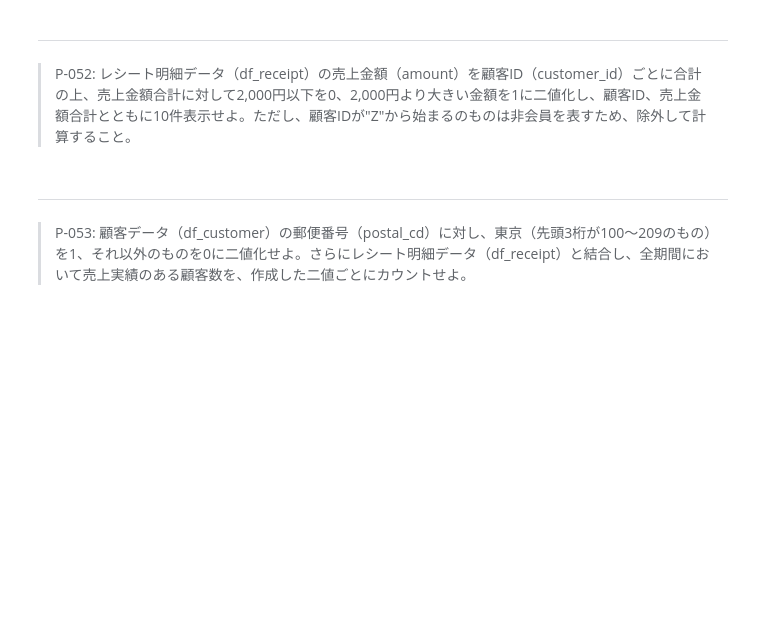
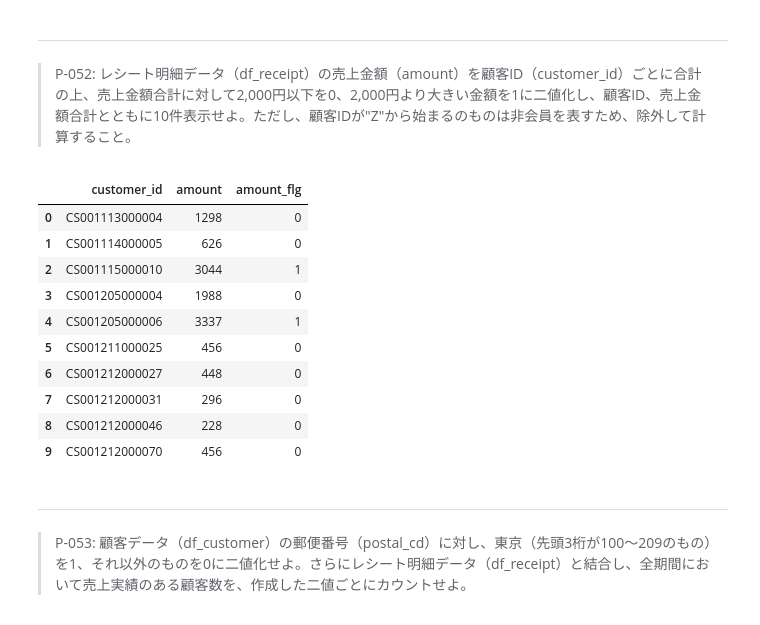
Before and after one commit to kamikami1997/DS100knock, a Jupyter notebook: preprocess_knock_Python_Colab.ipynb, the cells around one changed output. Cells and saved outputs as stored; diff of their text form; code cells hidden in the pictures; blank space fills up the shorter version.

```diff
--- a/preprocess_knock_Python_Colab.ipynb
+++ b/preprocess_knock_Python_Colab.ipynb
@@ -1019,6 +1038,23 @@ pd.concat([
 # %% [markdown]
 ---
 > P-052: レシート明細データ（df_receipt）の売上金額（amount）を顧客ID（customer_id）ごとに合計の上、売上金額合計に対して2,000円以下を0、2,000円より大きい金額を1に二値化し、顧客ID、売上金額合計とともに10件表示せよ。ただし、顧客IDが"Z"から始まるのものは非会員を表すため、除外して計算すること。
+# %%
+df_member = df_receipt.query('not customer_id.str.contains("^Z")')
+df_amount_by_member = df_member.groupby("customer_id")["amount"].sum().reset_index()
+df_amount_by_member["amount_flg"] = df_amount_by_member["amount"].apply(lambda x: 0 if x <= 2000 else 1)
+df_amount_by_member.head(10)
+# %% [output]
+|  | customer_id | amount | amount_flg |
+| 0 | CS001113000004 | 1298 | 0 |
+| 1 | CS001114000005 | 626 | 0 |
+| 2 | CS001115000010 | 3044 | 1 |
+| 3 | CS001205000004 | 1988 | 0 |
+| 4 | CS001205000006 | 3337 | 1 |
+| 5 | CS001211000025 | 456 | 0 |
+| 6 | CS001212000027 | 448 | 0 |
+| 7 | CS001212000031 | 296 | 0 |
+| 8 | CS001212000046 | 228 | 0 |
+| 9 | CS001212000070 | 456 | 0 |
 # %% [markdown]
 ---
 > P-053: 顧客データ（df_customer）の郵便番号（postal_cd）に対し、東京（先頭3桁が100〜209のもの）を1、それ以外のものを0に二値化せよ。さらにレシート明細データ（df_receipt）と結合し、全期間において売上実績のある顧客数を、作成した二値ごとにカウントせよ。
```
Also changed, not shown: parts of 3 cells of this notebook.
